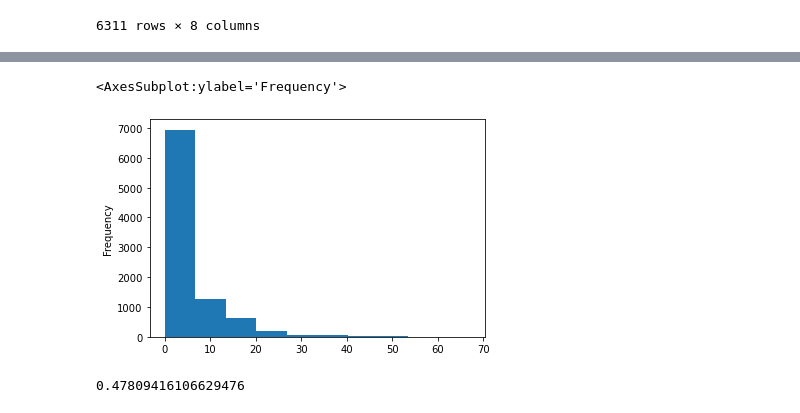
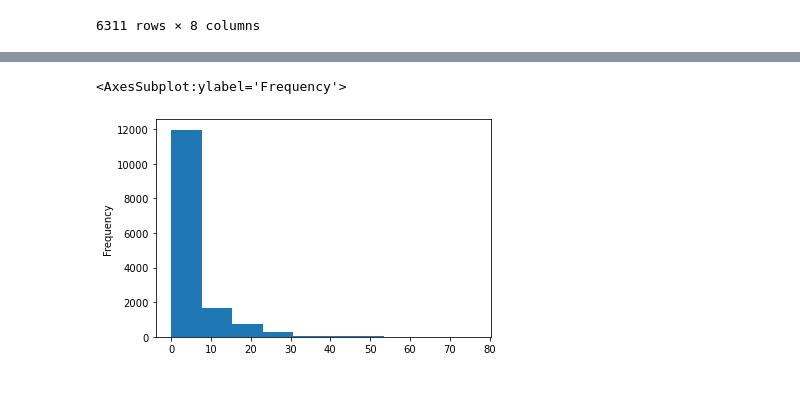
Before and after one commit to tonypark-cw/opgg, a Jupyter notebook: chanwoo_park/Project_main/dummy/1109_groggy_보정_주석추가로확인.ipynb, the cells around one changed output, grey strips where cells are left out. Drawn from its saved outputs; the diff is of its cells as text; code cells hidden in the pictures.

Commit message:
[Update]ScoreMetric_tonypark_opgg

```diff
--- a/chanwoo_park/Project_main/dummy/1109_groggy_보정_주석추가로확인.ipynb
+++ b/chanwoo_park/Project_main/dummy/1109_groggy_보정_주석추가로확인.ipynb
@@ -577,10 +501,10 @@ y_val.plot.hist()
 
 #부위, 방어구, 총기, => 이 케이스들의 중앙값, 3분위값 혹은 모델.
 # %%
-pd.Series(np.abs(y_pcs3as.values.flatten() - pred_pcs3as)).plot.hist()
+pd.Series(np.abs(y_val.values.flatten() - pred)).plot.hist()
 # %% [output]
 <AxesSubplot:ylabel='Frequency'>
-[figure, old version]
+[figure, new version]
 # %%
 # 데미지가 정확하다 라는 워딩보단,
 # 데미지들이 어느정도 근사치 이다 라는 워딩으로 소개를 한다면 나쁘지는 않은 모델이다.
@@ -591,4 +510,0 @@ pred_pcs3kr = model.predict(x_pcs3kr)
-# %%
-r2_score( pred_pcs3kr, y_pcs3kr)
-# %% [output]
-0.47809416106629476
```
Also changed, not shown: parts of 67 cells of this notebook, 1 other file.
